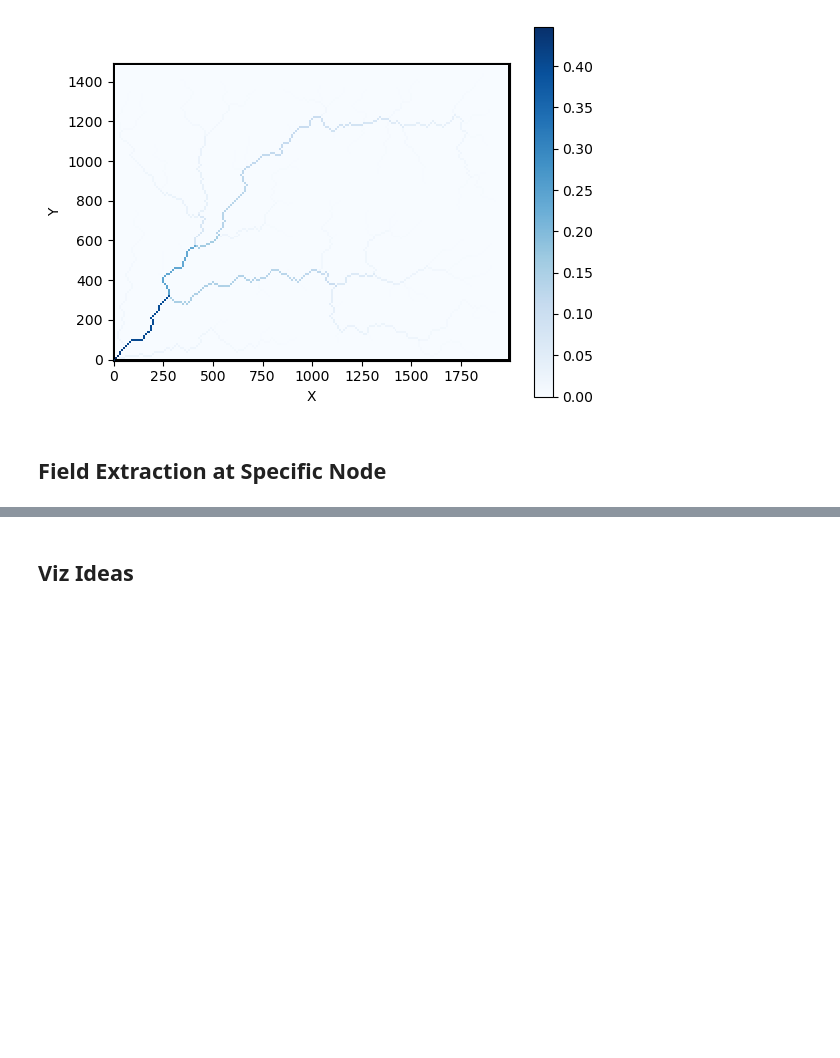
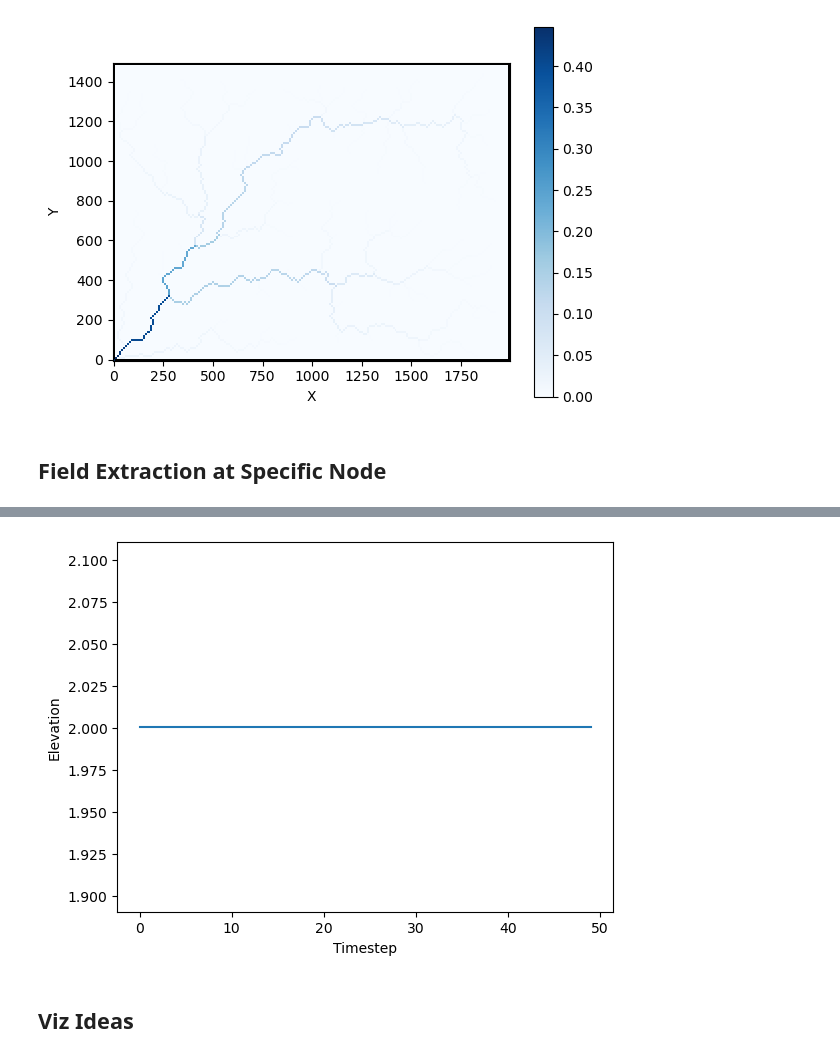
Before and after one commit to csdms-espin/ESPIn_2026_sed_flow, a Jupyter notebook: 00_Grid.ipynb, the cells around one changed output, grey strips where cells are left out. Cells and saved outputs as stored; diff of their text form; code cells hidden in the pictures; blank space fills up the shorter version.

Commit message:
SPACE model based oon literature

```diff
--- a/00_Grid.ipynb
+++ b/00_Grid.ipynb
@@ -501,0 +528,30 @@ imshow_grid(mg, "sediment__influx", cmap="Blues")
+# %%
+topoelevation = []
+sed_in = []
+sed_out = []
+sed_flux = []
+discharge = []
+bedrock_elvtn = []
+
+# mg.at_node["topographic__elevation"][0],
+# mg.at_node["sediment__influx"][0],
+# mg.at_node["sediment__outflux"][0],
+# mg.at_node["bedrock__elevation"][0],
+# mg.at_node["surface_water__discharge"][0]
+# %%
+### This one takes 10 mins to run
+
+space_dt = 10.0
+df = DepressionFinderAndRouter(mg)
+for _ in trange(50):  # Space component loop
+    fr = FlowAccumulator(mg, flow_director="D8", runoff_rate = runoff_array[_])
+    fr.run_one_step()
+    df.map_depressions()
+    ha.run_one_step(dt=space_dt)
+    topoelevation.append(np.round((mg.at_node["topographic__elevation"][0]), decimals=5))
+    sed_in.append(np.round((mg.at_node["sediment__influx"][0]), decimals=5))
+    sed_out.append(np.round((mg.at_node["sediment__outflux"][0]), decimals=5))
+    sed_flux.append(np.round((mg.at_node["sediment__flux"][0]), decimals=5))
+    discharge.append(np.round((mg.at_node["surface_water__discharge"][0]), decimals=5))
+    bedrock_elvtn.append(np.round((mg.at_node["bedrock__elevation"][0]), decimals=5))
+    # print(f"model run completed for dt {_}")
@@ -502,3 +582,12 @@ imshow_grid(mg, "sediment__influx", cmap="Blues")
+# %%
+timesteps = np.arange(0, 50)
+
+plt.plot(timesteps, topoelevation)
+plt.xlabel("Timestep")
+plt.ylabel("Elevation")
+plt.show()
+# %% [output]
+[figure, added]
 # %% [markdown]
 ## Viz Ideas
 # %% [markdown]
```
Also changed, not shown: parts of 25 cells of this notebook.
